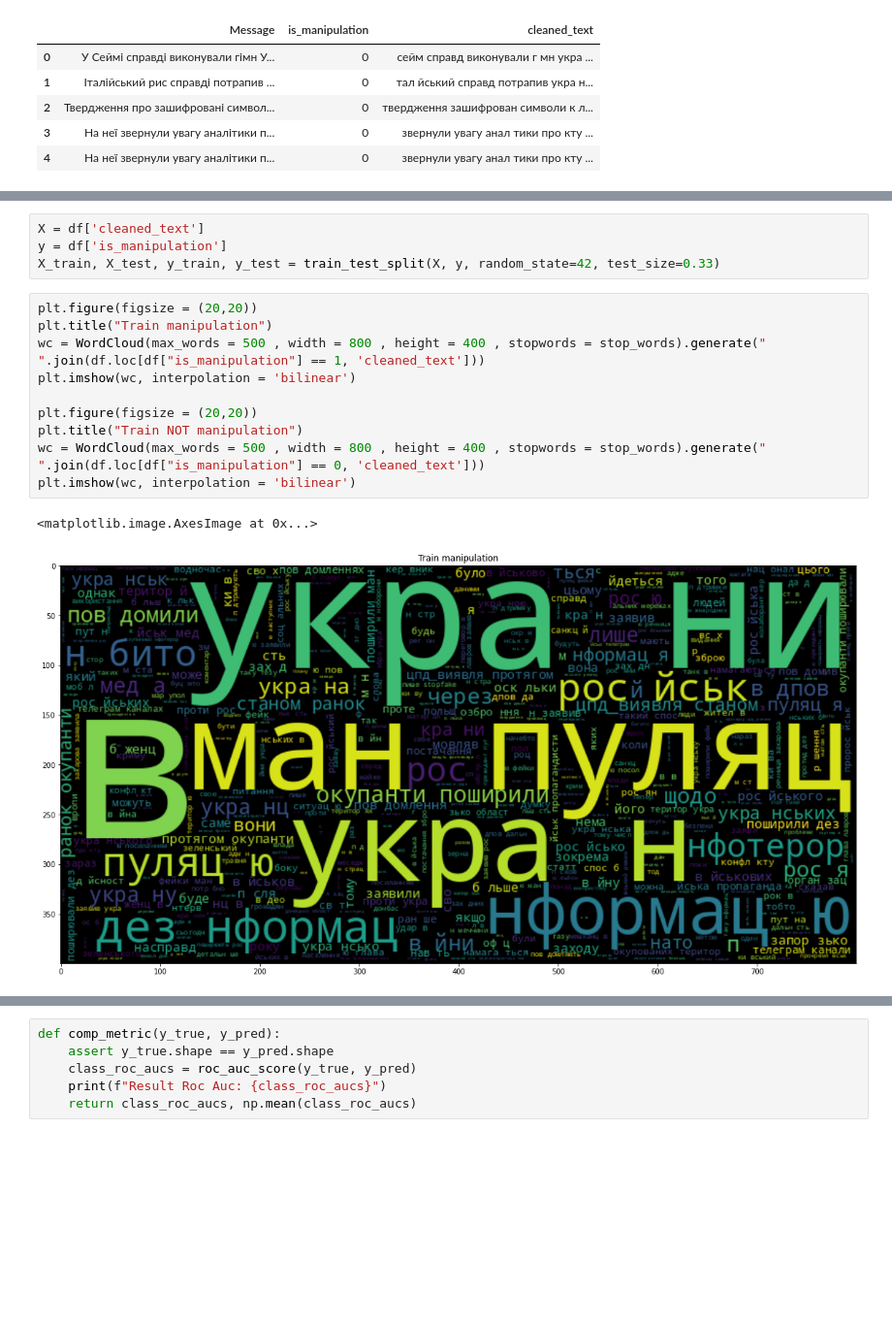
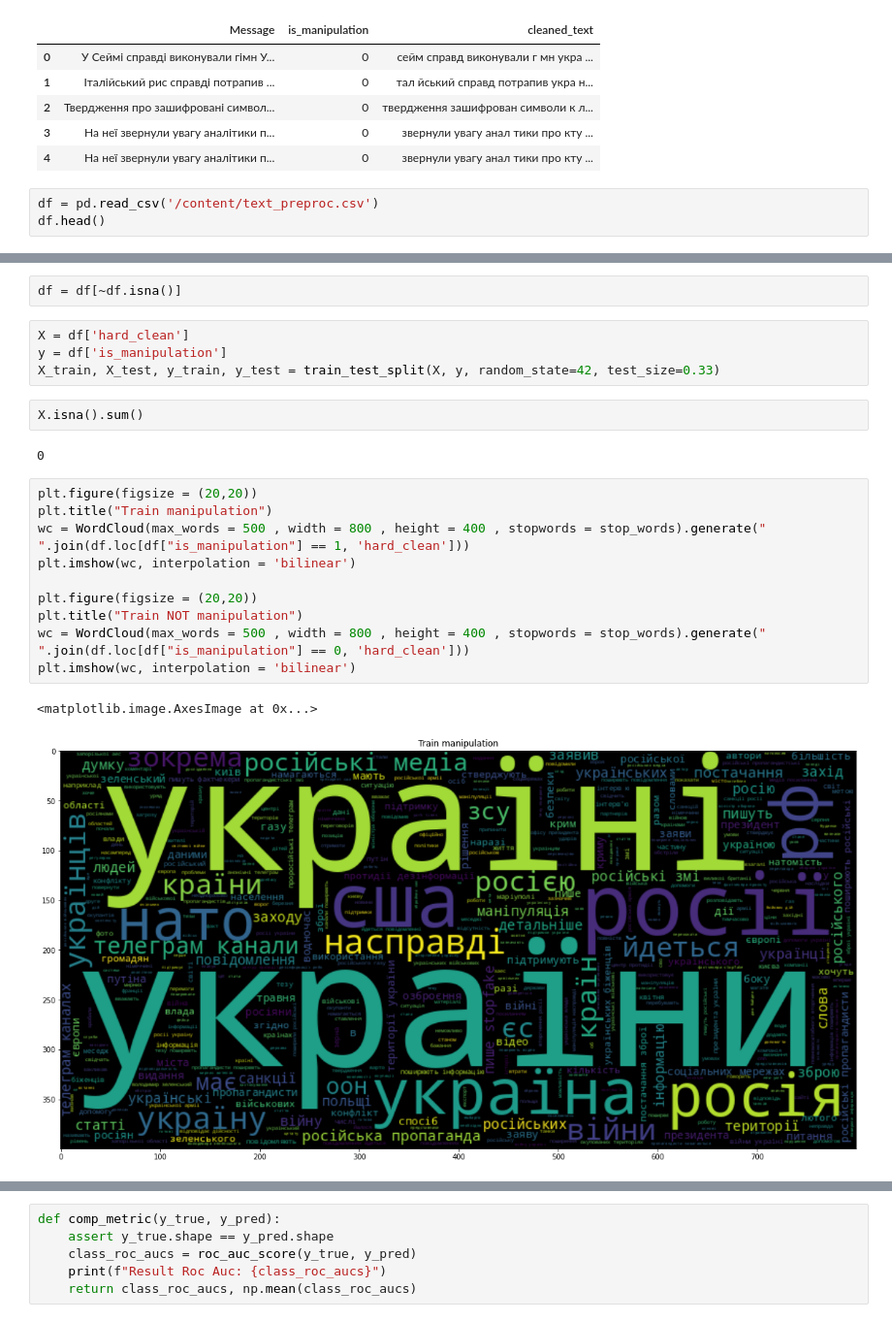
Before and after one commit to Dichik/gathers-nlp-final-project, a Jupyter notebook: src/final_project.ipynb, the cells around one changed output, grey strips where cells are left out. Shown at 97% size. Cells and saved outputs as stored; diff of their text form; blank space fills up the shorter version.

```diff
--- a/src/final_project.ipynb
+++ b/src/final_project.ipynb
@@ -418,3 +415,6 @@ df.head()
 | 2 | Твердження про зашифровані символ... | 0 | твердження зашифрован символи к л... |
 | 3 | На неї звернули увагу аналітики п... | 0 | звернули увагу анал тики про кту ... |
 | 4 | На неї звернули увагу аналітики п... | 0 | звернули увагу анал тики про кту ... |
+# %%
+df = pd.read_csv('/content/text_preproc.csv')
+df.head()
@@ -421,17 +428,23 @@ df.head()
+# %%
+df = df[~df.isna()]
 # %%
-X = df['cleaned_text']
+X = df['hard_clean']
 y = df['is_manipulation']
 X_train, X_test, y_train, y_test = train_test_split(X, y, random_state=42, test_size=0.33)
+# %%
+X.isna().sum()
+# %% [output]
+0
 # %%
 plt.figure(figsize = (20,20))
 plt.title("Train manipulation")
-wc = WordCloud(max_words = 500 , width = 800 , height = 400 , stopwords = stop_words).generate(" ".join(df.loc[df["is_manipulation"] == 1, 'cleaned_text']))
+wc = WordCloud(max_words = 500 , width = 800 , height = 400 , stopwords = stop_words).generate(" ".join(df.loc[df["is_manipulation"] == 1, 'hard_clean']))
 plt.imshow(wc, interpolation = 'bilinear')
 
 plt.figure(figsize = (20,20))
 plt.title("Train NOT manipulation")
-wc = WordCloud(max_words = 500 , width = 800 , height = 400 , stopwords = stop_words).generate(" ".join(df.loc[df["is_manipulation"] == 0, 'cleaned_text']))
+wc = WordCloud(max_words = 500 , width = 800 , height = 400 , stopwords = stop_words).generate(" ".join(df.loc[df["is_manipulation"] == 0, 'hard_clean']))
 plt.imshow(wc, interpolation = 'bilinear')
 # %% [output]
 <matplotlib.image.AxesImage at 0x...>
-[figure, old version]
+[figure, new version]
```
Also changed, not shown: parts of 32 cells of this notebook.
